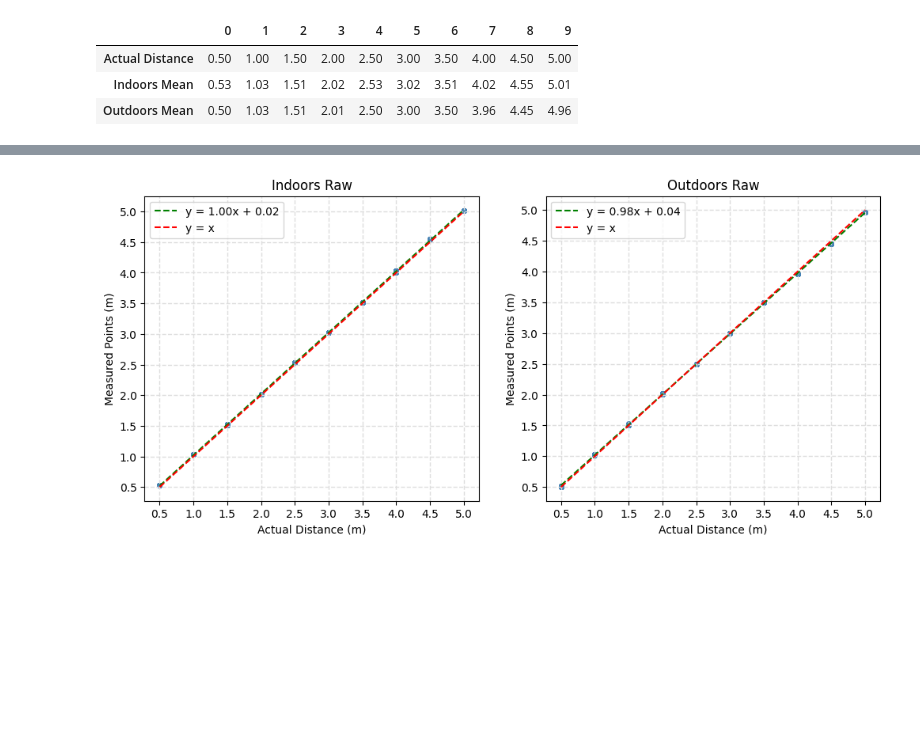
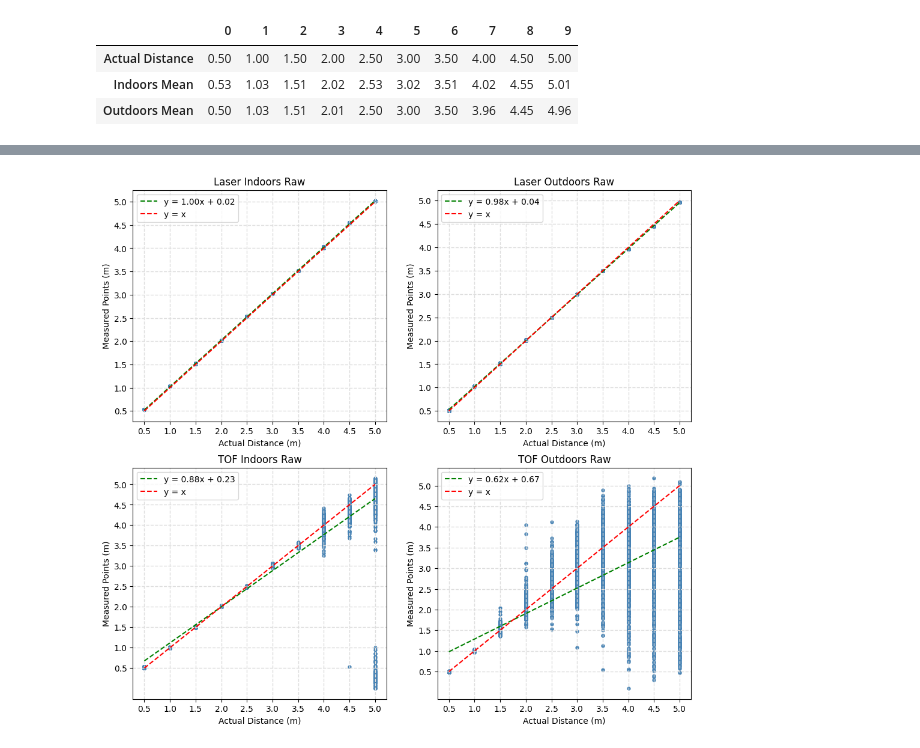
Before and after one commit to wuihee/cycling-safety-analysis, a Jupyter notebook: data_analysis/Laser_Basic_Tests.ipynb, the cells around one changed output, grey strips where cells are left out. Drawn from its saved outputs; the diff is of its cells as text; code cells hidden in the pictures; blank space fills up the shorter version.

```diff
--- a/data_analysis/Laser_Basic_Tests.ipynb
+++ b/data_analysis/Laser_Basic_Tests.ipynb
@@ -53,14 +56,18 @@ from preprocessing import DataCleaner, DataProcessor
 # %%
 ACTUAL_DISTANCES = [0.5 * i for i in range(1, 11)]
-INDOORS_DATA_PATH = pathlib.Path("./data/laser_basic_tests/indoors/")
-OUTDOORS_DATA_PATH = pathlib.Path("./data/laser_basic_tests/outdoors/")
+LASER_INDOORS_DATA_PATH = pathlib.Path("./data/laser_basic_tests/indoors/")
+LASER_OUTDOORS_DATA_PATH = pathlib.Path("./data/laser_basic_tests/outdoors/")
+TOF_INDOORS_DATA_PATH = pathlib.Path("./data/tof_basic_tests/indoors")
+TOF_OUTDOORS_DATA_PATH = pathlib.Path("./data/tof_basic_tests/outdoors")
 
 graphs = BasicGraphs()
 cleaner = DataCleaner()
 processor = DataProcessor()
 
-indoors_data = FolderData(INDOORS_DATA_PATH)
-outdoors_data = FolderData(OUTDOORS_DATA_PATH)
+laser_indoors_data = FolderData(LASER_INDOORS_DATA_PATH)
+laser_outdoors_data = FolderData(LASER_OUTDOORS_DATA_PATH)
+tof_indoors_data = FolderData(TOF_INDOORS_DATA_PATH)
+tof_outdoors_data = FolderData(TOF_OUTDOORS_DATA_PATH)
 # %% [markdown]
 ### Accuracy
 
@@ -107,7 +146,9 @@ graphs.plot_std_errorbar(axes[1], outdoors_mean, outdoors_std, title="Outdoors S
 # %%
-fig, axes = plt.subplots(1, 2, figsize=(12, 5))
+fig, axes = plt.subplots(2, 2, figsize=(12, 11))
 
-graphs.plot_best_fit_scatter(axes[0], indoors_data.distances, "Indoors Raw")
-graphs.plot_best_fit_scatter(axes[1], outdoors_data.distances, "Outdoors Raw")
+graphs.plot_best_fit_scatter(axes[0][0], laser_indoors_data.distances, "Laser Indoors Raw")
+graphs.plot_best_fit_scatter(axes[0][1], laser_outdoors_data.distances, "Laser Outdoors Raw")
+graphs.plot_best_fit_scatter(axes[1][0], tof_indoors_data.distances, "TOF Indoors Raw")
+graphs.plot_best_fit_scatter(axes[1][1], tof_outdoors_data.distances, "TOF Outdoors Raw")
 # %% [output]
-[figure, old version]
+[figure, new version]
```
Also changed, not shown: parts of 13 cells of this notebook, 1 other file.
